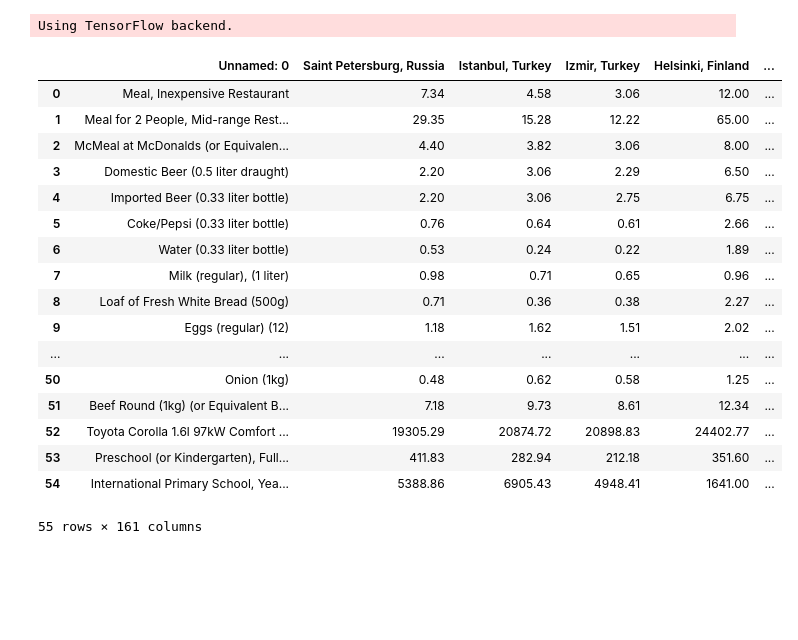
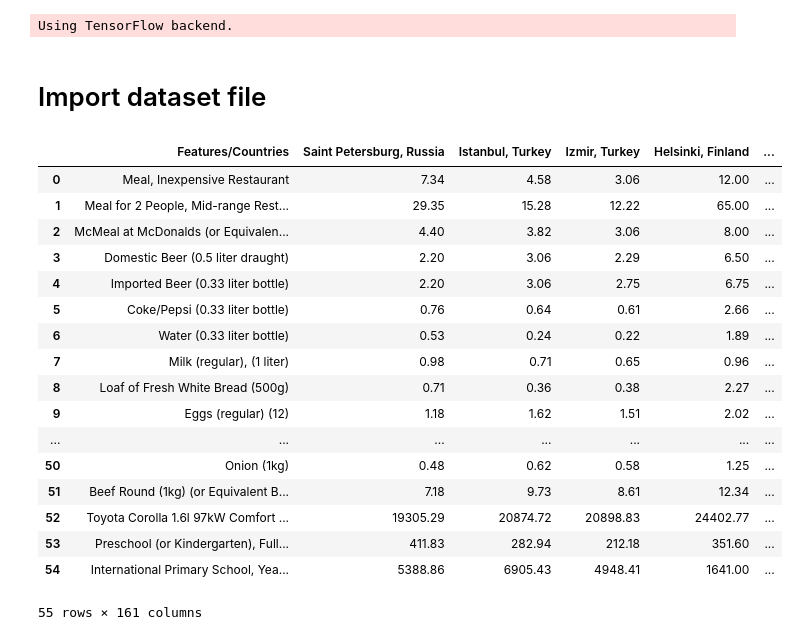
Before and after one commit to tamizh3110/cost_of_living, a Jupyter notebook: Cost_of_living.ipynb, the cells around one changed output. Saved outputs shown, nothing was run; the diff lists cells and outputs as text; code cells hidden in the pictures; blank space fills up the shorter version.

```diff
--- a/Cost_of_living.ipynb
+++ b/Cost_of_living.ipynb
@@ -8,29 +8,32 @@ import matplotlib.pyplot as plt
 import seaborn as sns
 # %% [output]
 Using TensorFlow backend.
+# %% [markdown]
+# Import dataset file
 # %%
 data=pd.read_csv('/home/tamizh3110/Downloads/cost-of-living.csv',header=0)
-# %%
-data.head(55)
-# %% [output]
-|  | Unnamed: 0 | Saint Petersburg, Russia | Istanbul, Turkey | Izmir, Turkey | Helsinki, Finland | ... |
-| 0 | Meal, Inexpensive Restaurant | 7.34 | 4.58 | 3.06 | 12.00 | ... |
-| 1 | Meal for 2 People, Mid-range Rest... | 29.35 | 15.28 | 12.22 | 65.00 | ... |
-| 2 | McMeal at McDonalds (or Equivalen... | 4.40 | 3.82 | 3.06 | 8.00 | ... |
-| 3 | Domestic Beer (0.5 liter draught) | 2.20 | 3.06 | 2.29 | 6.50 | ... |
-| 4 | Imported Beer (0.33 liter bottle) | 2.20 | 3.06 | 2.75 | 6.75 | ... |
-| 5 | Coke/Pepsi (0.33 liter bottle) | 0.76 | 0.64 | 0.61 | 2.66 | ... |
-| 6 | Water (0.33 liter bottle) | 0.53 | 0.24 | 0.22 | 1.89 | ... |
-| 7 | Milk (regular), (1 liter) | 0.98 | 0.71 | 0.65 | 0.96 | ... |
-| 8 | Loaf of Fresh White Bread (500g) | 0.71 | 0.36 | 0.38 | 2.27 | ... |
-| 9 | Eggs (regular) (12) | 1.18 | 1.62 | 1.51 | 2.02 | ... |
-| ... | ... | ... | ... | ... | ... | ... |
-| 50 | Onion (1kg) | 0.48 | 0.62 | 0.58 | 1.25 | ... |
-| 51 | Beef Round (1kg) (or Equivalent B... | 7.18 | 9.73 | 8.61 | 12.34 | ... |
-| 52 | Toyota Corolla 1.6l 97kW Comfort ... | 19305.29 | 20874.72 | 20898.83 | 24402.77 | ... |
-| 53 | Preschool (or Kindergarten), Full... | 411.83 | 282.94 | 212.18 | 351.60 | ... |
-| 54 | International Primary School, Yea... | 5388.86 | 6905.43 | 4948.41 | 1641.00 | ... |
-55 rows × 161 columns
+# %%
+data.rename(columns={'Unnamed: 0':'Features/Countries'},inplace=True)
+data.head(55)
+# %% [output]
+|  | Features/Countries | Saint Petersburg, Russia | Istanbul, Turkey | Izmir, Turkey | Helsinki, Finland | ... |
+| 0 | Meal, Inexpensive Restaurant | 7.34 | 4.58 | 3.06 | 12.00 | ... |
+| 1 | Meal for 2 People, Mid-range Rest... | 29.35 | 15.28 | 12.22 | 65.00 | ... |
+| 2 | McMeal at McDonalds (or Equivalen... | 4.40 | 3.82 | 3.06 | 8.00 | ... |
+| 3 | Domestic Beer (0.5 liter draught) | 2.20 | 3.06 | 2.29 | 6.50 | ... |
+| 4 | Imported Beer (0.33 liter bottle) | 2.20 | 3.06 | 2.75 | 6.75 | ... |
+| 5 | Coke/Pepsi (0.33 liter bottle) | 0.76 | 0.64 | 0.61 | 2.66 | ... |
+| 6 | Water (0.33 liter bottle) | 0.53 | 0.24 | 0.22 | 1.89 | ... |
+| 7 | Milk (regular), (1 liter) | 0.98 | 0.71 | 0.65 | 0.96 | ... |
+| 8 | Loaf of Fresh White Bread (500g) | 0.71 | 0.36 | 0.38 | 2.27 | ... |
+| 9 | Eggs (regular) (12) | 1.18 | 1.62 | 1.51 | 2.02 | ... |
+| ... | ... | ... | ... | ... | ... | ... |
+| 50 | Onion (1kg) | 0.48 | 0.62 | 0.58 | 1.25 | ... |
+| 51 | Beef Round (1kg) (or Equivalent B... | 7.18 | 9.73 | 8.61 | 12.34 | ... |
+| 52 | Toyota Corolla 1.6l 97kW Comfort ... | 19305.29 | 20874.72 | 20898.83 | 24402.77 | ... |
+| 53 | Preschool (or Kindergarten), Full... | 411.83 | 282.94 | 212.18 | 351.60 | ... |
+| 54 | International Primary School, Yea... | 5388.86 | 6905.43 | 4948.41 | 1641.00 | ... |
+55 rows × 161 columns
 # %%
 print(data.info())
 # %% [output]
```
Also changed, not shown: parts of 59 cells of this notebook.
